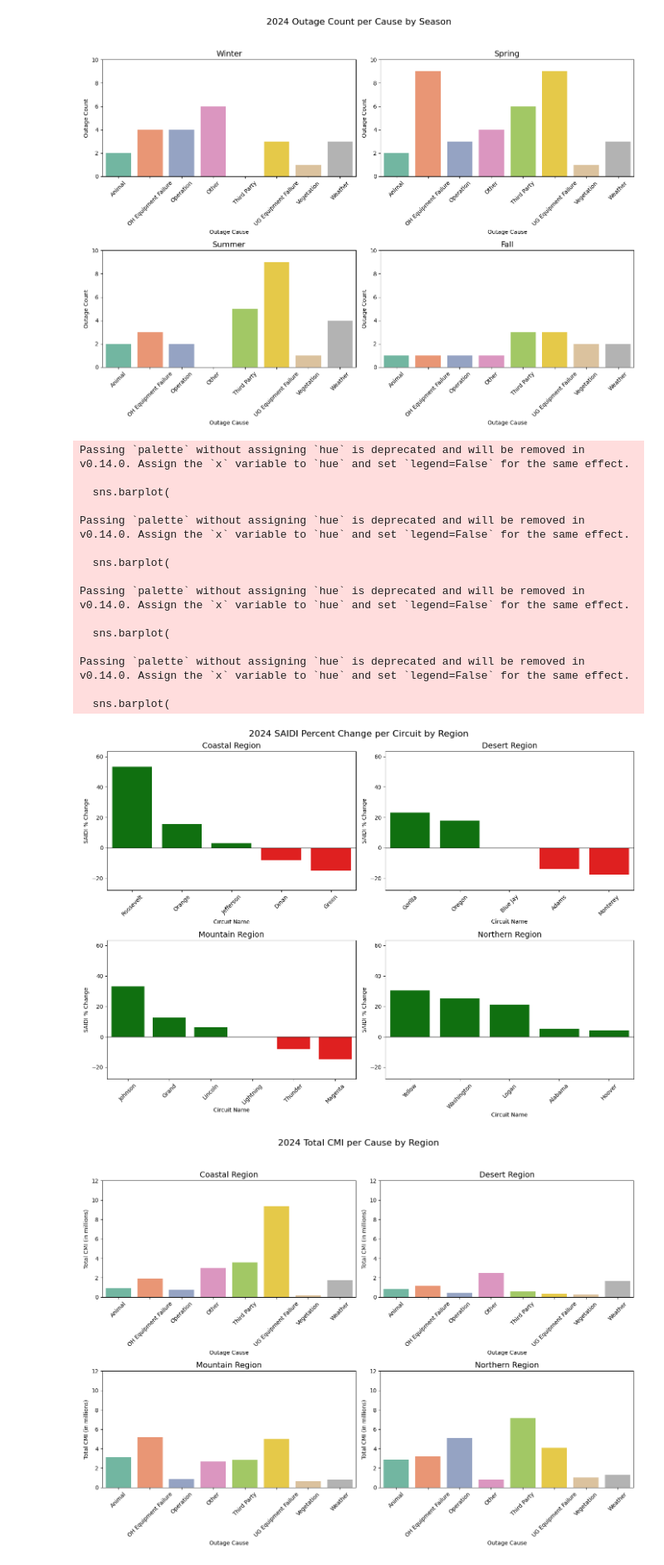
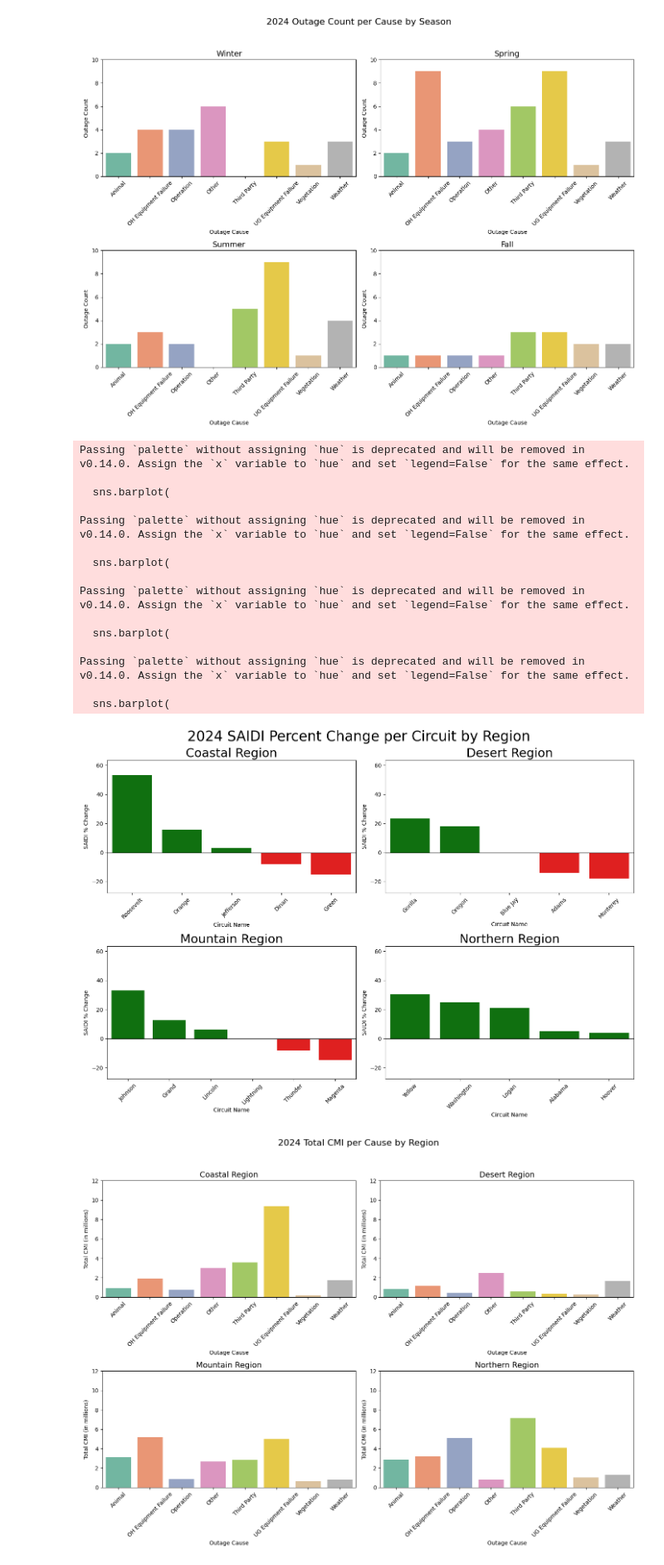
Before and after one commit to GerardoG2/ITC-2025, a Jupyter notebook: circuit-outage-analysis.ipynb, the cells around one changed output. Shown at 83% size. Saved outputs shown, nothing was run; the diff lists cells and outputs as text; code cells hidden in the pictures.

```diff
--- a/circuit-outage-analysis.ipynb
+++ b/circuit-outage-analysis.ipynb
@@ -1501,7 +1465,7 @@ sns.barplot(
     palette=color_map(coastal['saidi_percent_change_from_prev_year']),
     ax=axs[0][0]
 )
-axs[0][0].set_title('Coastal Region', fontsize=14)
+axs[0][0].set_title('Coastal Region', fontsize=22)
 axs[0][0].tick_params(rotation=45, axis='x')
 axs[0][0].set_ylim(global_min, global_max)
 axs[0][0].set_ylabel('SAIDI % Change')
@@ -1516,7 +1480,7 @@ sns.barplot(
     palette=color_map(desert['saidi_percent_change_from_prev_year']),
     ax=axs[0][1]
 )
-axs[0][1].set_title('Desert Region', fontsize=14)
+axs[0][1].set_title('Desert Region', fontsize=22)
 axs[0][1].tick_params(rotation=45, axis='x')
 axs[0][1].set_ylim(global_min, global_max)
 axs[0][1].set_ylabel('SAIDI % Change')
@@ -1531,7 +1495,7 @@ sns.barplot(
     palette=color_map(mountain['saidi_percent_change_from_prev_year']),
     ax=axs[1][0]
 )
-axs[1][0].set_title('Mountain Region', fontsize=14)
+axs[1][0].set_title('Mountain Region', fontsize=22)
 axs[1][0].tick_params(rotation=45, axis='x')
 axs[1][0].set_ylim(global_min, global_max)
 axs[1][0].set_ylabel('SAIDI % Change')
@@ -1544,36 +1508,36 @@ sns.barplot(
     x='circuit_name',
     y='saidi_percent_change_from_prev_year',
     palette=color_map(north['saidi_percent_change_from_prev_year']),
     ax=axs[1][1]
 )
-axs[1][1].set_title('Northern Region', fontsize=14)
+axs[1][1].set_title('Northern Region', fontsize=22)
 axs[1][1].tick_params(rotation=45, axis='x')
 axs[1][1].set_ylim(global_min, global_max)
 axs[1][1].set_ylabel('SAIDI % Change')
 axs[1][1].set_xlabel('Circuit Name')
 axs[1][1].axhline(0, color='black', linewidth=1)
 
 # Title and layout
-plt.suptitle('2024 SAIDI Percent Change per Circuit by Region', fontsize=16)
+plt.suptitle('2024 SAIDI Percent Change per Circuit by Region', fontsize=25)
 plt.tight_layout()
 plt.show()
 # %% [output]
 Passing `palette` without assigning `hue` is deprecated and will be removed in v0.14.0. Assign the `x` variable to `hue` and set `legend=False` for the same effect.
 
   sns.barplot(
 
 Passing `palette` without assigning `hue` is deprecated and will be removed in v0.14.0. Assign the `x` variable to `hue` and set `legend=False` for the same effect.
 
   sns.barplot(
 
 Passing `palette` without assigning `hue` is deprecated and will be removed in v0.14.0. Assign the `x` variable to `hue` and set `legend=False` for the same effect.
 
   sns.barplot(
 
 Passing `palette` without assigning `hue` is deprecated and will be removed in v0.14.0. Assign the `x` variable to `hue` and set `legend=False` for the same effect.
 
   sns.barplot(
-[figure, old version]
+[figure, new version]
 # %%
 # Group by region and outage cause and sum the CMI
 cmi_by_region = (
```
Also changed, not shown: parts of 22 cells of this notebook, 2 other files.
